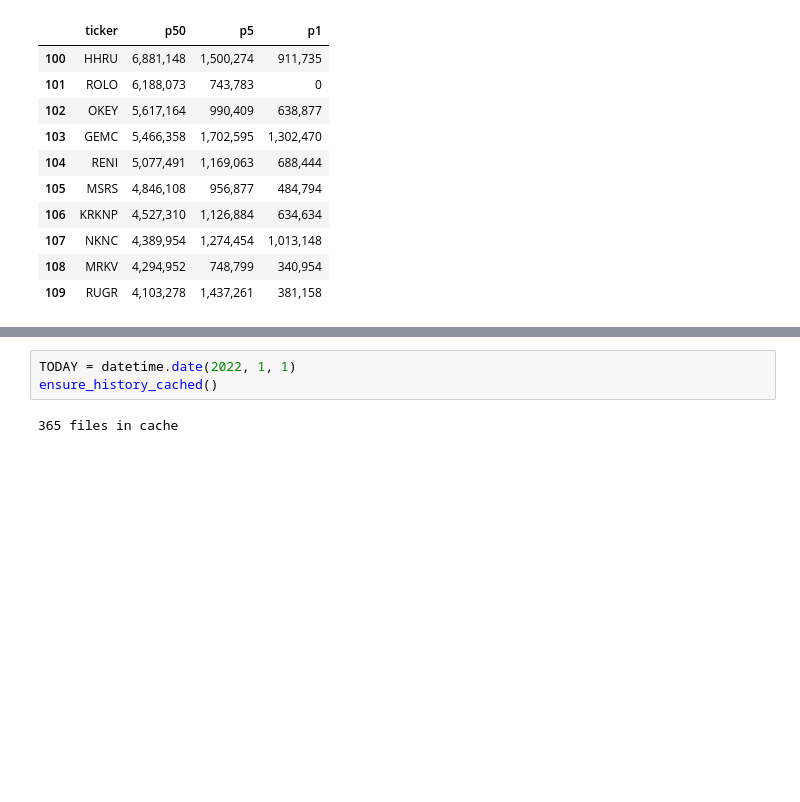
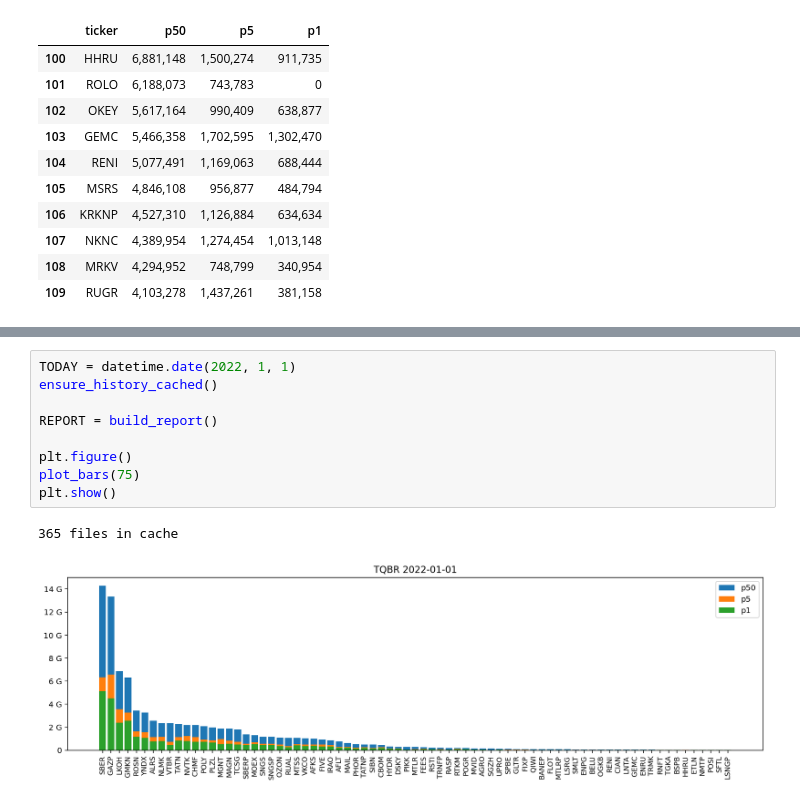
Before and after one commit to AlekseyMartynov/notebooks, a Jupyter notebook: notebooks/20230423-moex-liquidity.ipynb, the cells around one changed output, grey strips where cells are left out. Drawn from its saved outputs; the diff is of its cells as text; blank space fills up the shorter version.

```diff
--- a/notebooks/20230423-moex-liquidity.ipynb
+++ b/notebooks/20230423-moex-liquidity.ipynb
@@ -187,5 +244,12 @@ plt.show()
 # %%
 TODAY = datetime.date(2022, 1, 1)
 ensure_history_cached()
+
+REPORT = build_report()
+
+plt.figure()
+plot_bars(75)
+plt.show()
 # %% [output]
 365 files in cache
+[figure, added]
```
Also changed, not shown: parts of 27 cells of this notebook.
